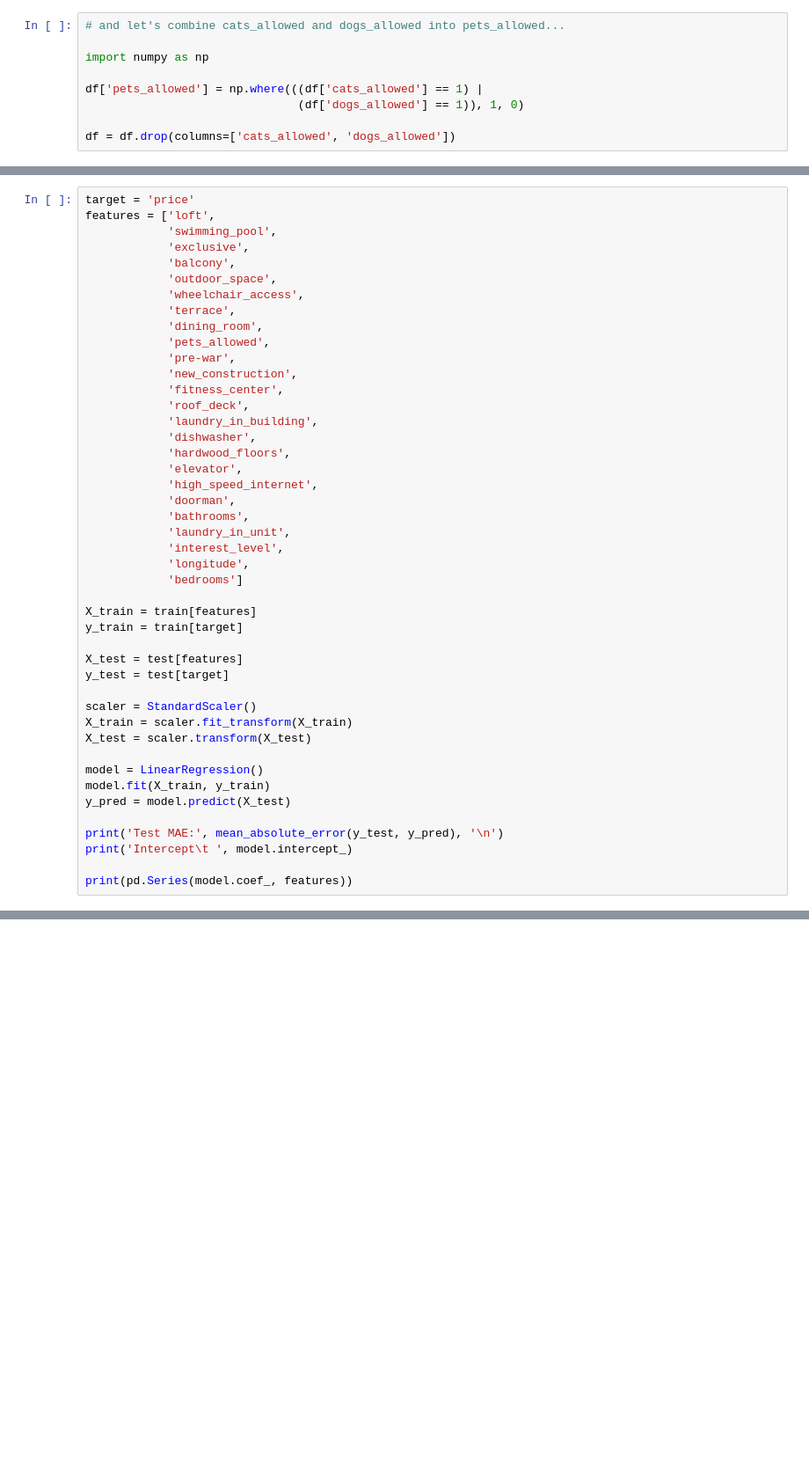
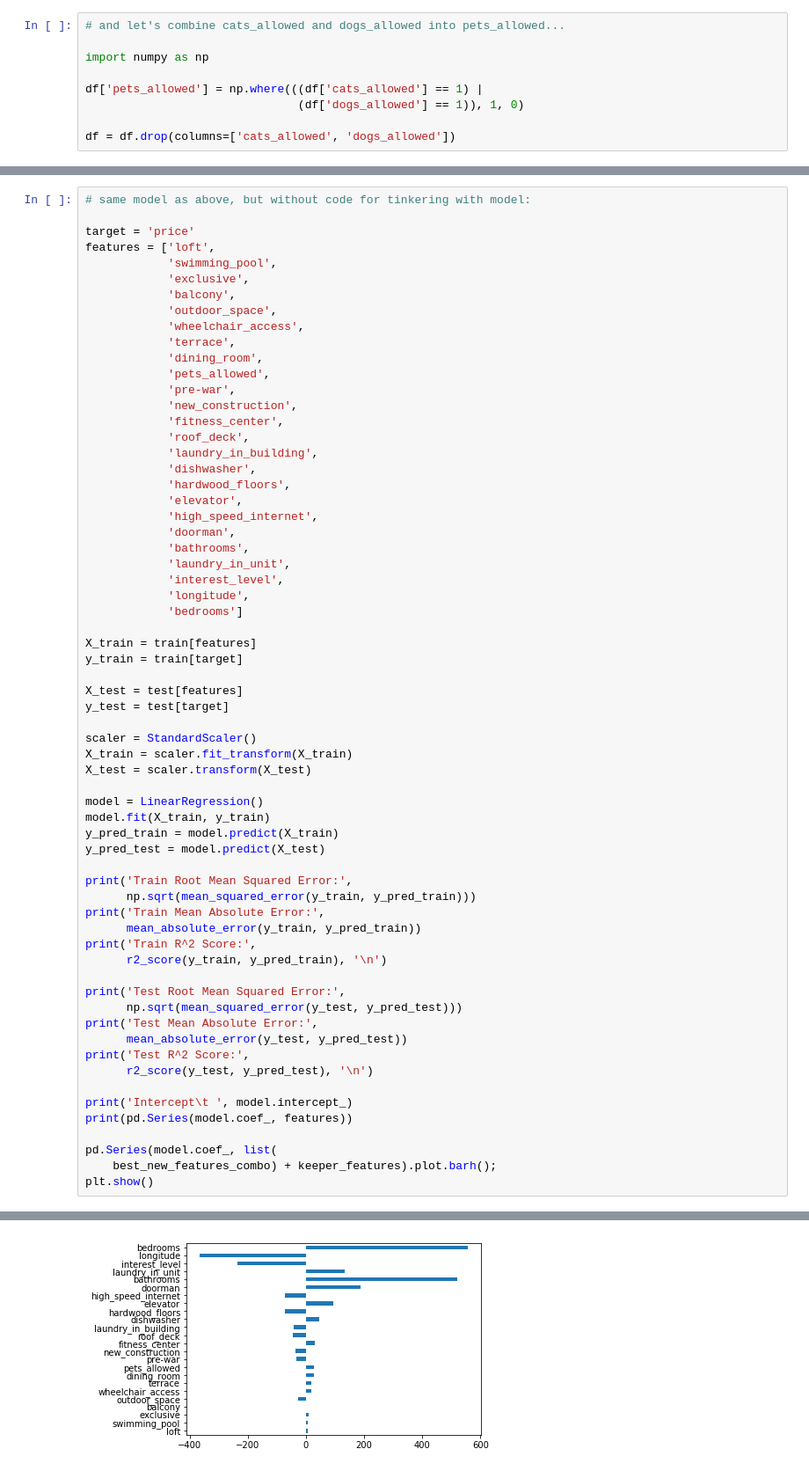
Before and after one commit to LambdaSchool/DEPRECATED-DS-Unit-2-Linear-Models, a Jupyter notebook: module3-understanding-linear-regression/understanding_linear_regression_assignment.ipynb, the cells around one changed output, grey strips where cells are left out. Shown at 88% size. Drawn from its saved outputs; the diff is of its cells as text; blank space fills up the shorter version.

```diff
--- a/module3-understanding-linear-regression/understanding_linear_regression_assignment.ipynb
+++ b/module3-understanding-linear-regression/understanding_linear_regression_assignment.ipynb
@@ -147,4 +166,6 @@ dtype: float64
 # %%
+# same model as above, but without code for tinkering with model:
+
 target = 'price'
 features = ['loft',
             'swimming_pool',
@@ -183,10 +204,27 @@ X_test = scaler.transform(X_test)
 
 model = LinearRegression()
 model.fit(X_train, y_train)
-y_pred = model.predict(X_test)
+y_pred_train = model.predict(X_train)
+y_pred_test = model.predict(X_test)
 
-print('Test MAE:', mean_absolute_error(y_test, y_pred), '\n')
+print('Train Root Mean Squared Error:',
+      np.sqrt(mean_squared_error(y_train, y_pred_train)))
+print('Train Mean Absolute Error:',
+      mean_absolute_error(y_train, y_pred_train))
+print('Train R^2 Score:',
+      r2_score(y_train, y_pred_train), '\n')
+
+print('Test Root Mean Squared Error:',
+      np.sqrt(mean_squared_error(y_test, y_pred_test)))
+print('Test Mean Absolute Error:',
+      mean_absolute_error(y_test, y_pred_test))
+print('Test R^2 Score:',
+      r2_score(y_test, y_pred_test), '\n')
+
 print('Intercept\t ', model.intercept_)
+print(pd.Series(model.coef_, features))
 
-print(pd.Series(model.coef_, features))
+pd.Series(model.coef_, list(
+    best_new_features_combo) + keeper_features).plot.barh();
+plt.show()
 # %% [output]
@@ -206,4 +244,5 @@ pets_allowed            26.397336
 interest_level        -234.341445
 longitude             -364.838457
 bedrooms               555.570428
 dtype: float64
+[figure, added]
```
Also changed, not shown: parts of 5 cells of this notebook, 1 other file.
